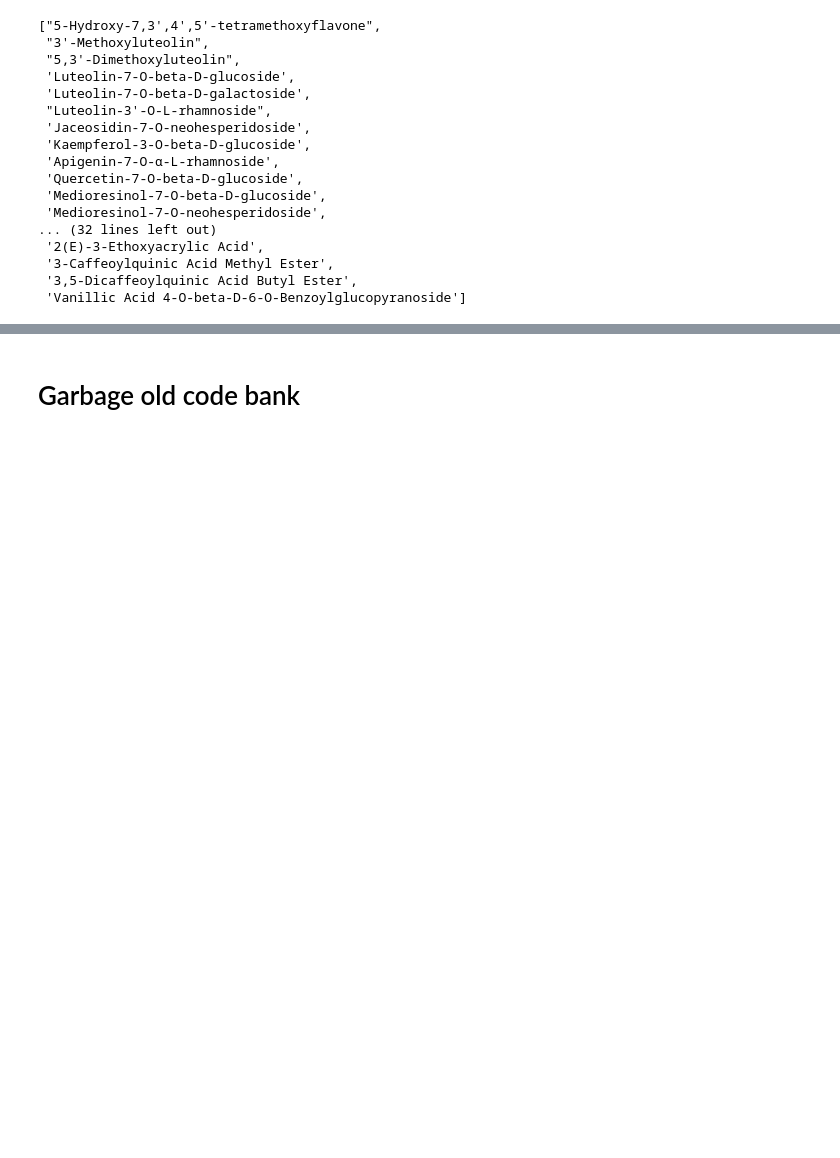
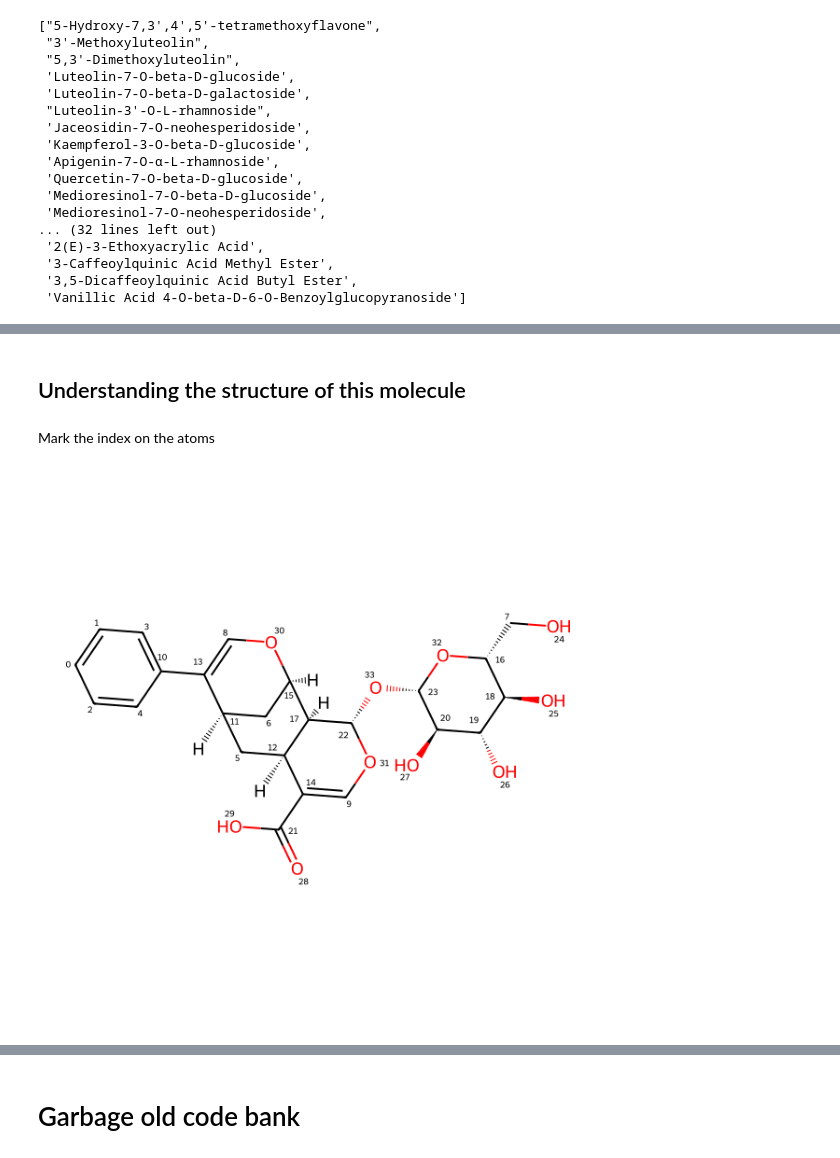
Before and after one commit to richardfanpks/drug_discovery, a Jupyter notebook: GetChemRepresentation.ipynb, the cells around one changed output, grey strips where cells are left out. Cells and saved outputs as stored; diff of their text form; code cells hidden in the pictures; blank space fills up the shorter version.

```diff
--- a/GetChemRepresentation.ipynb
+++ b/GetChemRepresentation.ipynb
@@ -136,0 +459,25 @@ print("Model Accuracy: ", np.mean(scores))
+# %% [markdown]
+## Understanding the structure of this molecule
+# %% [markdown]
+Mark the index on the atoms
+# %%
+from rdkit import Chem
+from rdkit.Chem import Draw
+
+# Provided InChI string for Loniphenyruviridoside A
+inchi_str = 'InChI=1S/C24H28O10/c25-8-17-19(26)20(27)21(28)24(33-17)34-23-18-13(15(10-32-23)22(29)30)6-12-7-16(18)31-9-14(12)11-4-2-1-3-5-11/h1-5,9-10,12-13,16-21,23-28H,6-8H2,(H,29,30)/t12-,13-,16-,17-,18+,19-,20+,21-,23+,24+/m1/s1'
+
+# Convert InChI to molecule
+molecule = Chem.MolFromInchi(inchi_str)
+
+# Add atom indices to the molecule
+for atom in molecule.GetAtoms():
+    atom.SetProp('atomNote', str(atom.GetIdx()))
+
+# Draw the molecule with atom indices labeled
+molecule_with_indices = Draw.MolToImage(molecule, size=(600, 600), kekulize=True)
+
+# Display the image with atom indices
+molecule_with_indices
+# %% [output]
+[figure, added]
```
Also changed, not shown: parts of 69 cells of this notebook, 4 other files.
